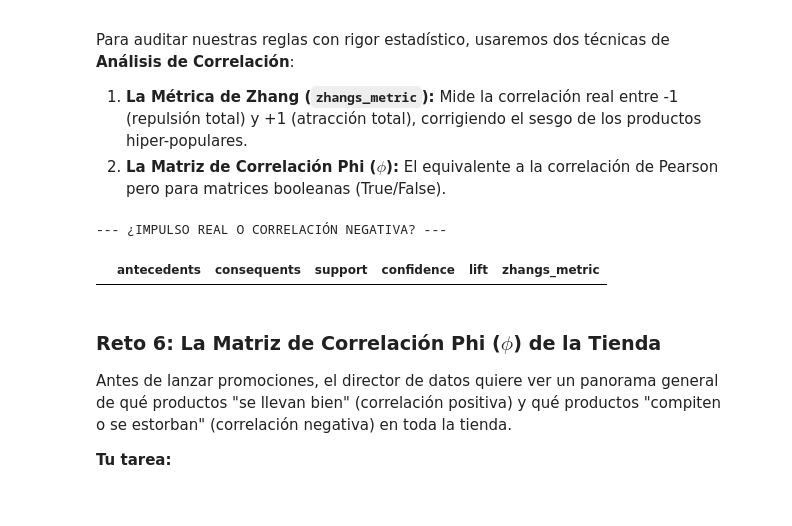
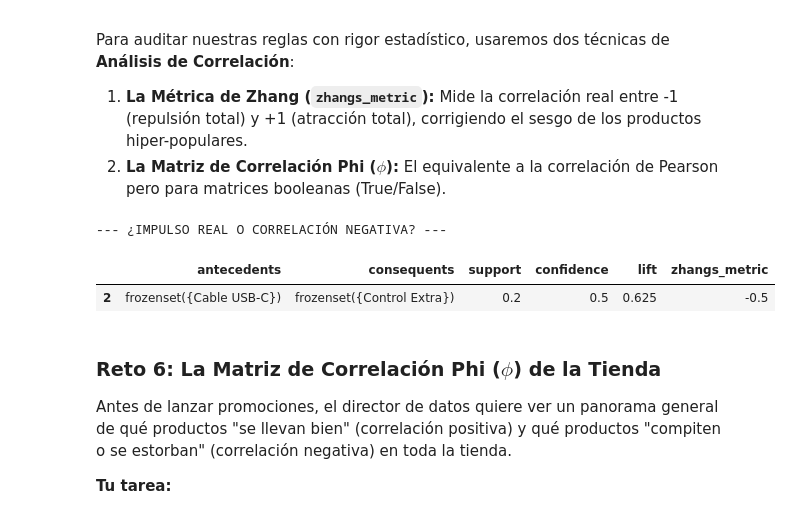
Before and after one commit to Rhamses09/mineria_datos, a Jupyter notebook: parcial2/assoc/02-Assoc_rules_direction_classwork.ipynb, the cells around one changed output. Drawn from its saved outputs; the diff is of its cells as text; code cells hidden in the pictures.

```diff
--- a/parcial2/assoc/02-Assoc_rules_direction_classwork.ipynb
+++ b/parcial2/assoc/02-Assoc_rules_direction_classwork.ipynb
@@ -169,18 +169,19 @@ Para auditar nuestras reglas con rigor estadístico, usaremos dos técnicas de *
 2. **La Matriz de Correlación Phi ($\phi$):** El equivalente a la correlación de Pearson pero para matrices booleanas (True/False).
 # %%
 # --- DEMOSTRACIÓN DE LA PARADOJA (Ejecutar y analizar) ---
-# Filtramos qué pasa cuando alguien compra 'Funda de Silicon' o 'FIFA 26' hacia los productos populares
+# Filtramos qué pasa cuando alguien compra 'Cable USB-C' hacia 'Control Extra'
 paradoja = reglas_store[
-    (reglas_store['ant_str'] == 'FIFA 26') &
-    (reglas_store['con_str'] == 'Suscripción Plus')
+    (reglas_store['ant_str'] == 'Cable USB-C') &
+    (reglas_store['con_str'] == 'Control Extra')
 ]
 
 print("--- ¿IMPULSO REAL O CORRELACIÓN NEGATIVA? ---")
 # Observa cómo incluimos 'zhangs_metric' que mlxtend calcula automáticamente
 display(paradoja[['antecedents', 'consequents', 'support', 'confidence', 'lift', 'zhangs_metric']])
 # %% [output]
 --- ¿IMPULSO REAL O CORRELACIÓN NEGATIVA? ---
 |  | antecedents | consequents | support | confidence | lift | zhangs_metric |
+| 2 | frozenset({Cable USB-C}) | frozenset({Control Extra}) | 0.2 | 0.5 | 0.625 | -0.5 |
 # %% [markdown]
 ### Reto 6: La Matriz de Correlación Phi ($\phi$) de la Tienda
 
```
Also changed, not shown: parts of 4 cells of this notebook, 1 other file.
